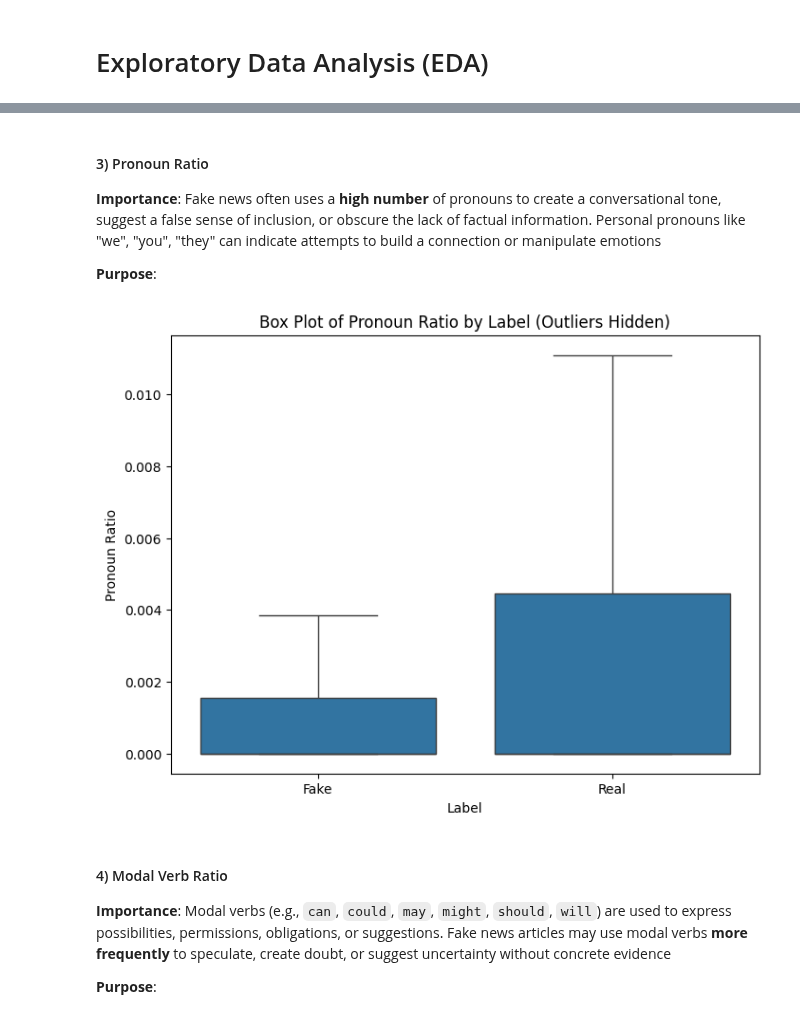
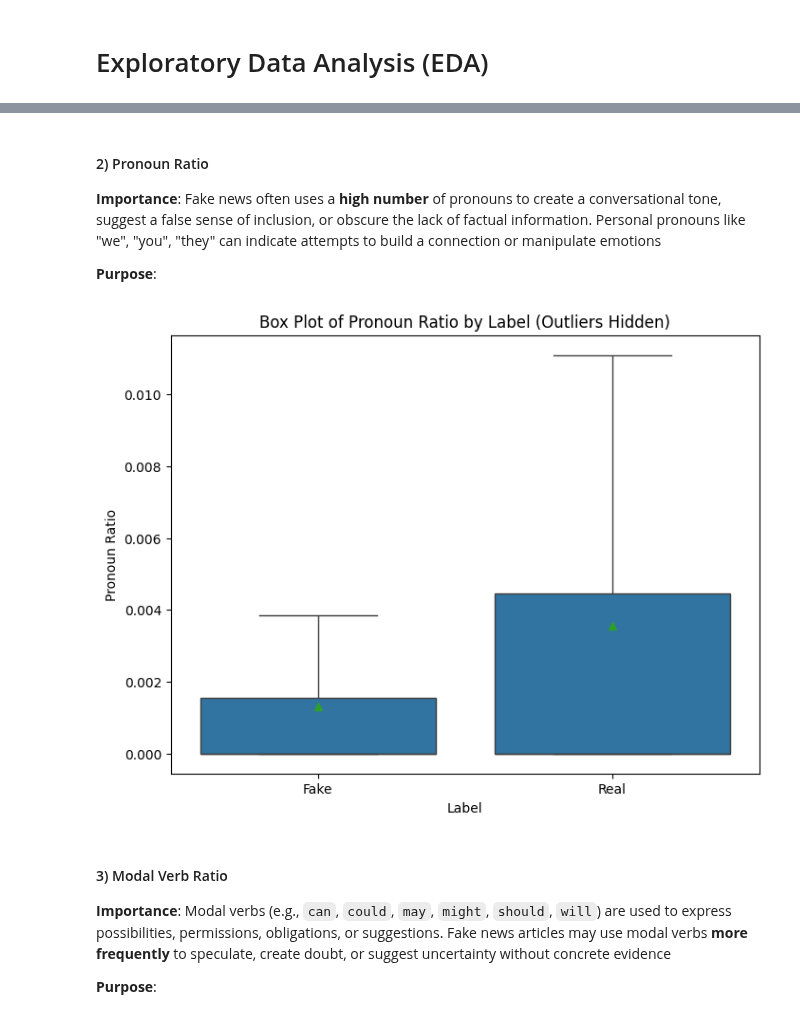
Before and after one commit to shaunzzhou/DM-Fake-News-Detection, a Jupyter notebook: project.ipynb, the cells around one changed output, grey strips where cells are left out. Drawn from its saved outputs; the diff is of its cells as text; code cells hidden in the pictures.

```diff
--- a/project.ipynb
+++ b/project.ipynb
@@ -685,11 +690,9 @@ True
 # Define function to process text
 def process_full_review(text):
     processed_text = ""
-    # pronoun_ratio = 0
-    # modal_verb_ratio = 0
-    # adjective_ratio = 0
-    # interjections_ratio = 0
-    # negations_ratio = 0
+    pronoun_ratio = 0
+    modal_verb_ratio = 0
+    negations_ratio = 0
     verbs_ratio = 0
     nouns_ratio = 0
     adverbs_ratio = 0
@@ -706,7 +709,7 @@ def process_full_review(text):
     if len(alphabetic_tokens) == 0:
         # Return empty processed text and zero ratios if no valid token
         # return processed_text, pronoun_ratio, modal_verb_ratio, adjective_ratio
-        return processed_text, verbs_ratio, nouns_ratio, adverbs_ratio
+        return processed_text, pronoun_ratio, modal_verb_ratio, negations_ratio, verbs_ratio, nouns_ratio, adverbs_ratio
 
     # List of stopwords
     stop_words = stopwords.words('english')
@@ -731,11 +734,9 @@ def process_full_review(text):
 
     # Define selected POS categories
     pos_categories = {
-        # 'pronouns': ['PRP', 'PRP$', 'WP', 'WP$'],
-        # 'modal_verbs': ['MD'],
-        # 'adjectives': ['JJ', 'JJR', 'JJS']
-        # 'interjections': ['UH'],  # Exclamations like 'wow', 'oh'
-        # 'negations': ['RB', 'DT'],  # Words like 'not', 'no', 'never'
+        'pronouns': ['PRP', 'PRP$', 'WP', 'WP$'],
+        'modal_verbs': ['MD'],
+        'negations': ['RB', 'DT'],  # Words like 'not', 'no', 'never'
         'verbs': ['VB', 'VBD', 'VBG', 'VBN', 'VBP', 'VBZ'],  # Action words
         'nouns': ['NN', 'NNS', 'NNP', 'NNPS'],  # Subjects, objects
         'adverbs': ['RB', 'RBR', 'RBS'],  # Words that modify verbs/adjectives
@@ -752,14 +753,12 @@ def process_full_review(text):
 
     # Calculate ratio of each selected POS category
     if total_tokens > 0:
-        # pronoun_ratio = pos_counts['pronouns'] / total_tokens
-        # modal_verb_ratio = pos_counts['modal_verbs'] / total_tokens
-        # adjective_ratio = pos_counts['adjectives'] / total_tokens
-        # interjections_ratio = pos_counts['interjections'] / total_tokens
-        # negations_ratio = pos_counts['negations'] / total_tokens
+        pronoun_ratio = pos_counts['pronouns'] / total_tokens
+        modal_verb_ratio = pos_counts['modal_verbs'] / total_tokens
+        negations_ratio = pos_counts['negations'] / total_tokens
         verbs_ratio = pos_counts['verbs'] / total_tokens
-        verbs_ratio = pos_counts['verbs'] / total_tokens
-        verbs_ratio = pos_counts['verbs'] / total_tokens
+        nouns_ratio = pos_counts['nouns'] / total_tokens
+        adverbs_ratio = pos_counts['adverbs'] / total_tokens
 
     # Initialise the WordNet Lemmatizer
     lemmatizer = WordNetLemmatizer()
@@ -770,19 +769,16 @@ def process_full_review(text):
     # Join the lemmatized words back into a single string
     processed_text = ' '.join(lemmatized_words)
 
-    # return processed_text, pronoun_ratio, modal_verb_ratio, adjective_ratio
-    return processed_text, interjections_ratio, negations_ratio
+    return processed_text, pronoun_ratio, modal_verb_ratio, negations_ratio, verbs_ratio, nouns_ratio, adverbs_ratio
 # %% [markdown]
 ### <span style="color:red">The code below will take approximately 16 minutes to run!</span>
 # %%
-# processed_full_review, pronoun_ratio, modal_verb_ratio, adjective_ratio
-
 # Enable tqdm for pandas (progress bar)
 tqdm.pandas(desc="Processing Reviews")
 
 # Apply process_full_review function with tqdm progress bar and expand the results into separate columns.
-# data[['processed_full_review', 'pronoun_ratio', 'modal_verb_ratio', 'adjective_ratio']] = data['full_review'].progress_apply(lambda x: pd.Series(process_full_review(x)))
-data[['processed_full_review', 'interjections_ratio', 'negations_ratio']] = data['full_review'].progress_apply(lambda x: pd.Series(process_full_review(x)))
+processed_columns = ['processed_full_review', 'pronoun_ratio', 'modal_verb_ratio', 'negations_ratio', 'verbs_ratio', 'nouns_ratio', 'adverbs_ratio']
+data[processed_columns] = data['full_review'].progress_apply(lambda x: pd.Series(process_full_review(x)))
 
 data
 # %% [output]
@@ -812,5 +833,5 @@ data
 # %% [markdown]
-#### 3) Pronoun Ratio
+#### 2) Pronoun Ratio
 
 **Importance**: Fake news often uses a **high number** of pronouns to create a conversational tone, suggest a false sense of inclusion, or obscure the lack of factual information. Personal pronouns like "we", "you", "they" can indicate attempts to build a connection or manipulate emotions
 
@@ -818,25 +839,25 @@ data
 # %%
 # Extract data for each label
 pronoun_ratio_0 = data[data["label"] == 0]["pronoun_ratio"]
 pronoun_ratio_1 = data[data["label"] == 1]["pronoun_ratio"]
 
 # Combine the data into a single DataFrame for easier plotting
 plot_data = pd.DataFrame({
     'pronoun_ratio': np.concatenate([pronoun_ratio_0.values, pronoun_ratio_1.values]),
     'label': ['Fake'] * len(pronoun_ratio_0) + ['Real'] * len(pronoun_ratio_1)
 })
 
 # Create the box plot using Seaborn
 plt.figure(figsize=(8, 6))
-sns.boxplot(x='label', y='pronoun_ratio', data=plot_data, showfliers=False)
+sns.boxplot(x='label', y='pronoun_ratio', data=plot_data, showmeans=True, showfliers=False)
 plt.title('Box Plot of Pronoun Ratio by Label (Outliers Hidden)')
 plt.xlabel('Label')
 plt.ylabel('Pronoun Ratio')
 plt.show()
 # %% [output]
-[figure, old version]
+[figure, new version]
 # %% [markdown]
-#### 4) Modal Verb Ratio
+#### 3) Modal Verb Ratio
 
 **Importance**: Modal verbs (e.g., `can`, `could`, `may`, `might`, `should`, `will`) are used to express possibilities, permissions, obligations, or suggestions. Fake news articles may use modal verbs **more frequently** to speculate, create doubt, or suggest uncertainty without concrete evidence
 
```
Also changed, not shown: parts of 23 cells of this notebook.
